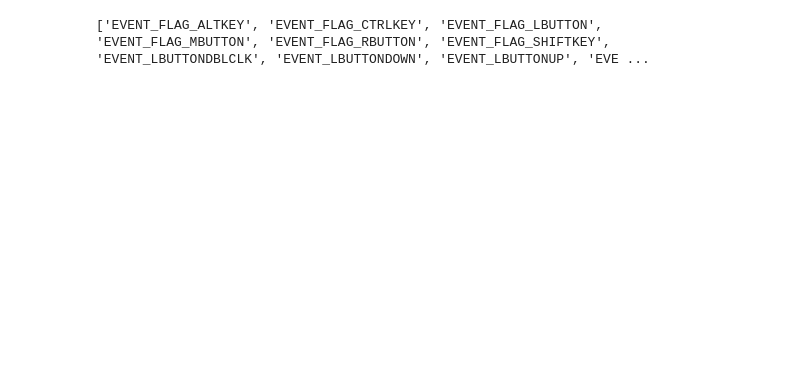
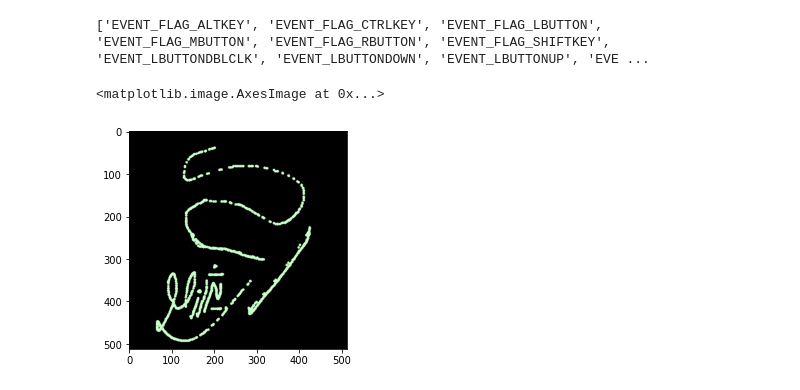
Before and after one commit to BijaN-R/ComputerVisionTutor, a Jupyter notebook: 03rd_session/11-Mouse-event-with-highgui.ipynb, the cells around one changed output. Drawn from its saved outputs; the diff is of its cells as text; code cells hidden in the pictures; blank space fills up the shorter version.

Commit message:
Mouse Event 2nd episode

```diff
--- a/03rd_session/11-Mouse-event-with-highgui.ipynb
+++ b/03rd_session/11-Mouse-event-with-highgui.ipynb
@@ -29,4 +29,34 @@ while True:
 
 cv2.destroyAllWindows()
 # %%
-?np.array
+import cv2
+import numpy as np
+import matplotlib.pyplot as plt
+
+drawing = False
+
+def brush(event, x, y, flags, param):
+    global drawing
+    if event == cv2.EVENT_LBUTTONDOWN:
+        drawing = True
+    elif event == cv2.EVENT_MOUSEMOVE:
+        if drawing == True:
+            cv2.circle(img, (x, y), 3, (200, 255, 200), -1)
+    elif event == cv2.EVENT_LBUTTONUP:
+        drawing = False
+
+img = np.zeros((512, 512, 3), np.uint8)
+
+cv2.namedWindow('image')
+cv2.setMouseCallback('image', brush)
+
+while True:
+    cv2.imshow('image', img)
+    if cv2.waitKey(1) & 0xFF == 27:
+        break
+
+cv2.destroyAllWindows()
+plt.imshow(img[...,::-1])
+# %% [output]
+<matplotlib.image.AxesImage at 0x...>
+[figure, added]
```
Also changed, not shown: parts of 1 cell of this notebook.
